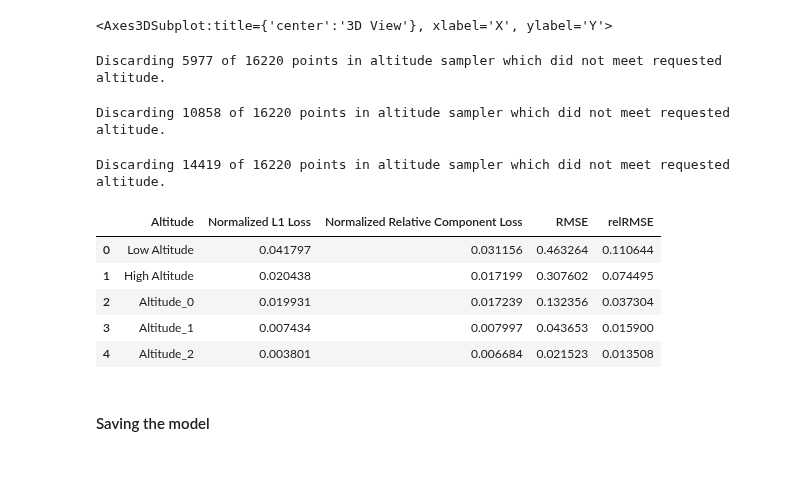
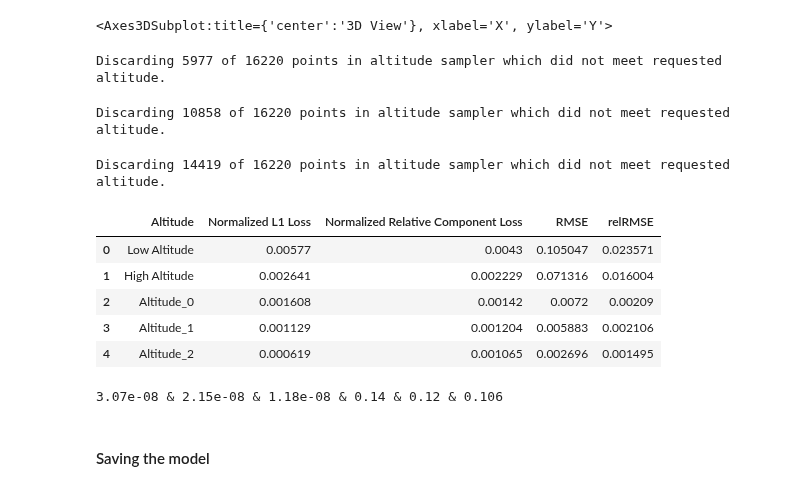
Before and after one commit to darioizzo/geodesyNets, a Jupyter notebook: 2 - Differential training.ipynb, the cells around one changed output. Cells and saved outputs as stored; diff of their text form; code cells hidden in the pictures.

```diff
--- a/2 - Differential training.ipynb
+++ b/2 - Differential training.ipynb
@@ -45,9 +51,9 @@ Here we load the ground truth model (mascon) used to generate synthetic accelera
 # %%
 # We load the ground truth (a mascon model of some heterogenous body)
-with open("mascons/Itokawa_nu.pk", "rb") as file:
+with open("mascons/"+name_of_gt+"_nu.pk", "rb") as file:
     mascon_points, mascon_masses_nu, mascon_name = pk.load(file)
 # We also load the homogenous version of the same body
-with open("mascons/Itokawa.pk", "rb") as file:
+with open("mascons/"+name_of_gt+".pk", "rb") as file:
     _, mascon_masses_u, _ = pk.load(file)
 
 mascon_points = torch.tensor(mascon_points)
@@ -86,7 +92,7 @@ which needs to allow for negative numbers (to be able to remove mass from a homo
 encoding = gravann.direct_encoding()
 
 # The model is here a SIREN network (FFNN with sin non linearities and a final hyperbolic tangent to predict the density)
-model = gravann.init_network(encoding, n_neurons=100, model_type="default", activation =  nn.Tanh())
+model = gravann.init_network(encoding, n_neurons=100, model_type="siren", activation =  nn.Tanh())
 
 # When a new network is created we init empty training logs
 loss_log = []
@@ -102,3 +104,14 @@ weighted_average = deque([], maxlen=20)
+# %%
+## ---------------------------------------------------------------------------------------
+## IF YOU WANT TO LOAD AN ALREADY TRAINED NETWORK UNCOMMENT HERE.
+## 300000 points used for the quadrature, 1000 for batches and trained for 20000 epochs
+## If a model is preloaded skip to the later interpretation of results cells
+## ---------------------------------------------------------------------------------------
+
+model.load_state_dict(torch.load("models/"+name_of_gt+"_nu_dl.mdl"))
+# Once a model is loaded the learned constant c (named kappa in the paper) is unknown
+# and must be relearned (ideally it should also be saved at the end of the training as it is a learned parameter)
+c = gravann.compute_c_for_model(model, encoding, mascon_points, mascon_masses_nu, use_acc = True)
 # %% [markdown]
 ## 2 - Visualizing an asteroid represented by the network
 The network output is the neural density in the unit cube. Since we are now modelling a density difference, negative values are also present and a rejection plot must be called twice to visualize the positive values (red) and the negative (blue)
@@ -269,14 +245,24 @@ gravann.plot_model_vs_mascon_contours(model, encoding, mascon_points, mascon_mas
 # %%
 # Computes the Validation table with rel and abs errors on the predicted acceleration (w.r.t. ground truth)
 # at low, med, high altitudes (see paper). is requires sampling quite a lot, so it takes time
-gravann.validation(model, encoding, mascon_points, mascon_masses_u, mascon_masses_nu=mascon_masses_nu, use_acc=True, asteroid_pk_path="3dmeshes/Itokawa.pk", N=1000, N_integration=5000, batch_size=32, progressbar=True)
+results_geodesyNet = gravann.validation(model, encoding, mascon_points, mascon_masses_u,
+                mascon_masses_nu=mascon_masses_nu,
+                use_acc=True,
+                asteroid_pk_path="3dmeshes/"+name_of_gt+".pk",
+                N=10000,
+                N_integration=300000,  # This needs to be the same as the number used during training, else precision will be lost
+                batch_size=100,
+                progressbar=True)
 # %% [output]
 Discarding 5977 of 16220 points in altitude sampler which did not meet requested altitude.
 Discarding 10858 of 16220 points in altitude sampler which did not meet requested altitude.
 Discarding 14419 of 16220 points in altitude sampler which did not meet requested altitude.
-|  | Altitude | Normalized L1 Loss | Normalized Relative Component Loss | RMSE | relRMSE |
-| 0 | Low Altitude | 0.041797 | 0.031156 | 0.463264 | 0.110644 |
-| 1 | High Altitude | 0.020438 | 0.017199 | 0.307602 | 0.074495 |
-| 2 | Altitude_0 | 0.019931 | 0.017239 | 0.132356 | 0.037304 |
-| 3 | Altitude_1 | 0.007434 | 0.007997 | 0.043653 | 0.015900 |
-| 4 | Altitude_2 | 0.003801 | 0.006684 | 0.021523 | 0.013508 |
+# %%
+results_geodesyNet
+# %% [output]
+|  | Altitude | Normalized L1 Loss | Normalized Relative Component Loss | RMSE | relRMSE |
+| 0 | Low Altitude | 0.00577 | 0.0043 | 0.105047 | 0.023571 |
+| 1 | High Altitude | 0.002641 | 0.002229 | 0.071316 | 0.016004 |
+| 2 | Altitude_0 | 0.001608 | 0.00142 | 0.0072 | 0.00209 |
+| 3 | Altitude_1 | 0.001129 | 0.001204 | 0.005883 | 0.002106 |
+| 4 | Altitude_2 | 0.000619 | 0.001065 | 0.002696 | 0.001495 |
@@ -283,3 +277,8 @@ Discarding 14419 of 16220 points in altitude sampler which did not meet requeste
+# %%
+# Prints the line for the table 1 in the paper
+print(f"{absolute[2]:.2e} & {absolute[3]:.2e} & {absolute[4]:.2e} & {relative[2]*100:.2f} & {relative[3]*100:.2f} & {relative[4]*100:.3f}")
+# %% [output]
+3.07e-08 & 2.15e-08 & 1.18e-08 & 0.14 & 0.12 & 0.106
 # %% [markdown]
 #### Saving the model
 # %%
```
Also changed, not shown: parts of 14 cells of this notebook, 37 other files.
